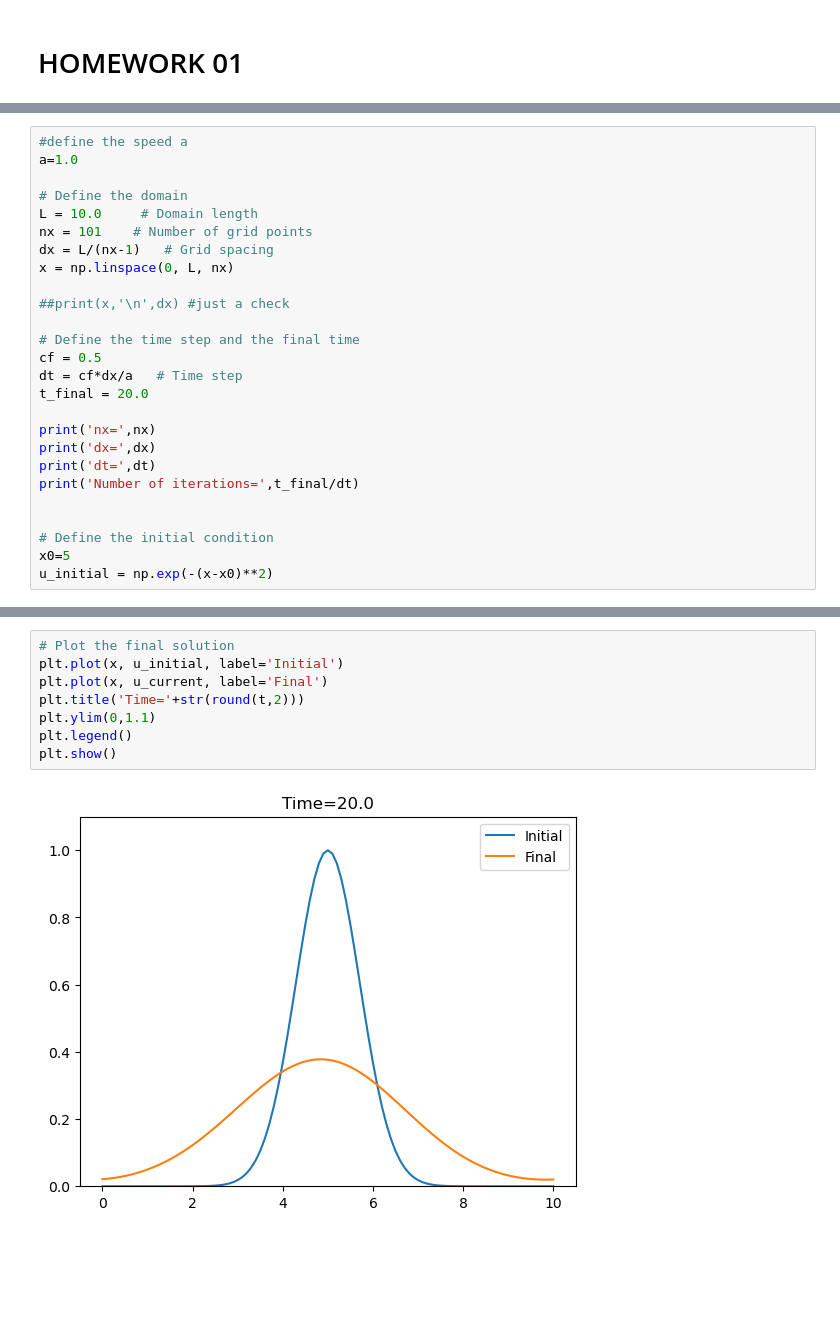
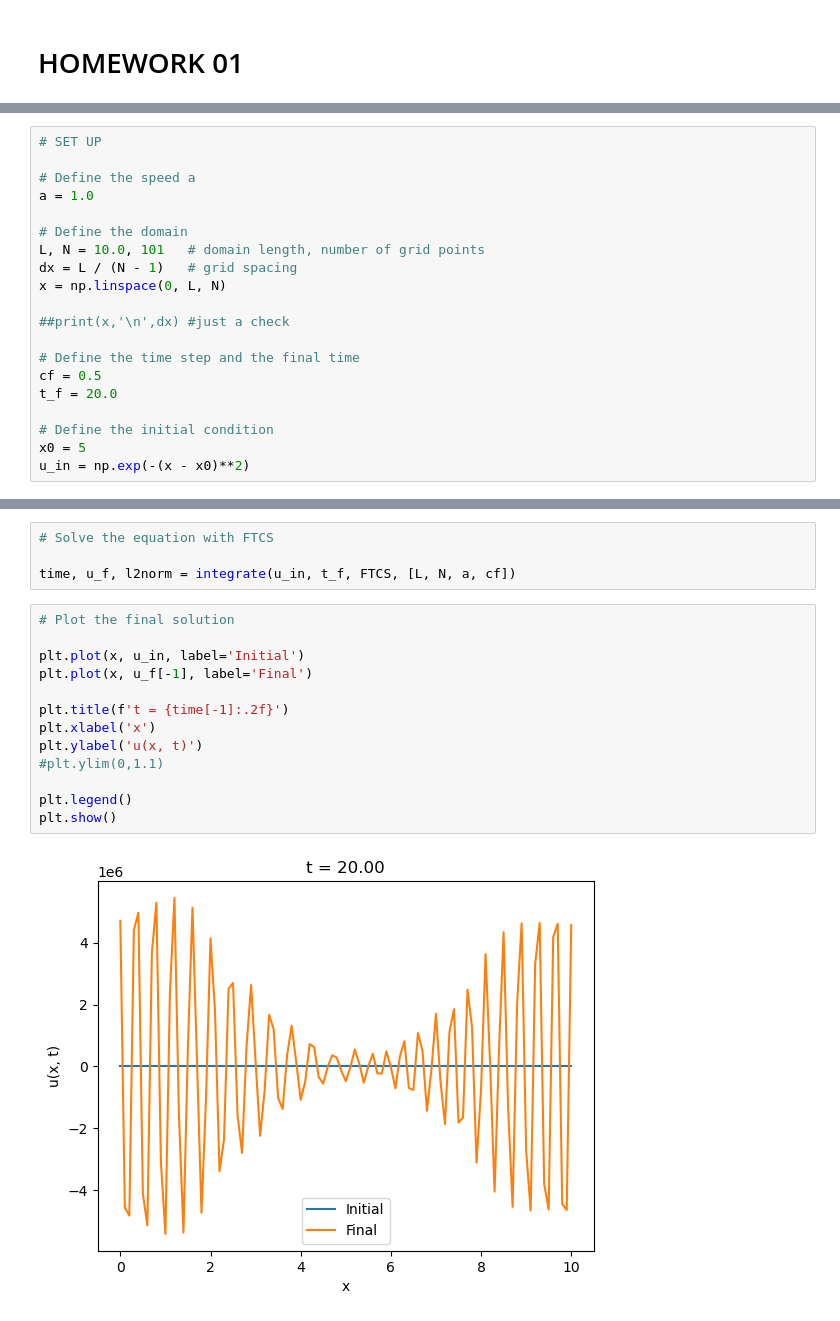
Before and after one commit to RoccoGiugni/NR-24-25, a Jupyter notebook: H01/H01.ipynb, the cells around one changed output, grey strips where cells are left out. Drawn from its saved outputs; the diff is of its cells as text; blank space fills up the shorter version.

```diff
--- a/H01/H01.ipynb
+++ b/H01/H01.ipynb
@@ -8,26 +95,20 @@ import matplotlib.pyplot as plt
 # %%
-#define the speed a
-a=1.0
+# SET UP
+
+# Define the speed a
+a = 1.0
 
 # Define the domain
-L = 10.0     # Domain length
-nx = 101    # Number of grid points
-dx = L/(nx-1)   # Grid spacing
-x = np.linspace(0, L, nx)
+L, N = 10.0, 101   # domain length, number of grid points
+dx = L / (N - 1)   # grid spacing
+x = np.linspace(0, L, N)
 
 ##print(x,'\n',dx) #just a check
 
 # Define the time step and the final time
 cf = 0.5
-dt = cf*dx/a   # Time step
-t_final = 20.0
-
-print('nx=',nx)
-print('dx=',dx)
-print('dt=',dt)
-print('Number of iterations=',t_final/dt)
-
+t_f = 20.0
 
 # Define the initial condition
-x0=5
-u_initial = np.exp(-(x-x0)**2)
+x0 = 5
+u_in = np.exp(-(x - x0)**2)
@@ -101,10 +117,19 @@ while t < t_final:
+# %%
+# Solve the equation with FTCS
+
+time, u_f, l2norm = integrate(u_in, t_f, FTCS, [L, N, a, cf])
 # %%
 # Plot the final solution
-plt.plot(x, u_initial, label='Initial')
-plt.plot(x, u_current, label='Final')
-plt.title('Time='+str(round(t,2)))
-plt.ylim(0,1.1)
+
+plt.plot(x, u_in, label='Initial')
+plt.plot(x, u_f[-1], label='Final')
+
+plt.title(f't = {time[-1]:.2f}')
+plt.xlabel('x')
+plt.ylabel('u(x, t)')
+#plt.ylim(0,1.1)
+
 plt.legend()
 plt.show()
 # %% [output]
-[figure, old version]
+[figure, new version]
```
Also changed, not shown: parts of 18 cells of this notebook, 1 other file.
